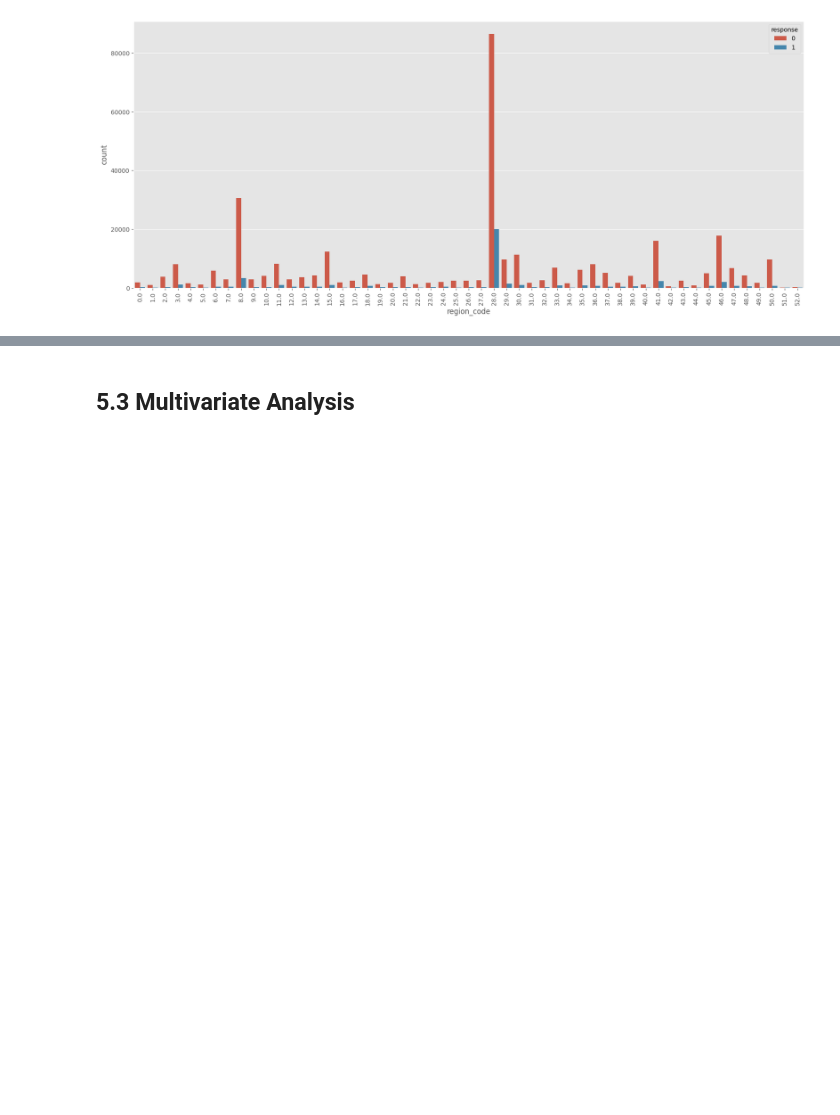
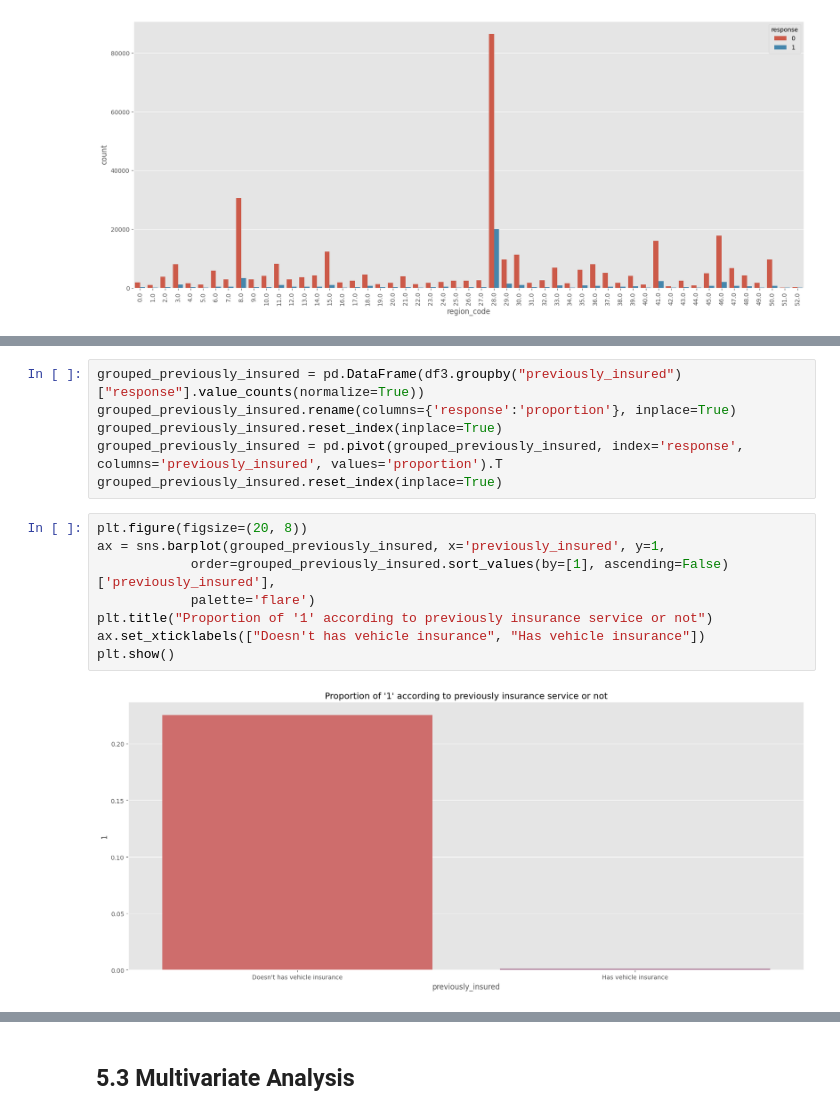
Before and after one commit to AllanCasado/health-insurance-cross-sell, a Jupyter notebook: notebooks/health_insurance_cross_sell.ipynb, the cells around one changed output, grey strips where cells are left out. Drawn from its saved outputs; the diff is of its cells as text; blank space fills up the shorter version.

```diff
--- a/notebooks/health_insurance_cross_sell.ipynb
+++ b/notebooks/health_insurance_cross_sell.ipynb
@@ -778,0 +780,16 @@ With the graph and the hypothesis test, we can conclude the groups that manifest
+# %%
+grouped_previously_insured = pd.DataFrame(df3.groupby("previously_insured")["response"].value_counts(normalize=True))
+grouped_previously_insured.rename(columns={'response':'proportion'}, inplace=True)
+grouped_previously_insured.reset_index(inplace=True)
+grouped_previously_insured = pd.pivot(grouped_previously_insured, index='response', columns='previously_insured', values='proportion').T
+grouped_previously_insured.reset_index(inplace=True)
+# %%
+plt.figure(figsize=(20, 8))
+ax = sns.barplot(grouped_previously_insured, x='previously_insured', y=1,
+            order=grouped_previously_insured.sort_values(by=[1], ascending=False)['previously_insured'],
+            palette='flare')
+plt.title("Proportion of '1' according to previously insurance service or not")
+ax.set_xticklabels(["Doesn't has vehicle insurance", "Has vehicle insurance"])
+plt.show()
+# %% [output]
+[figure, added]
```
Also changed, not shown: parts of 58 cells of this notebook.
